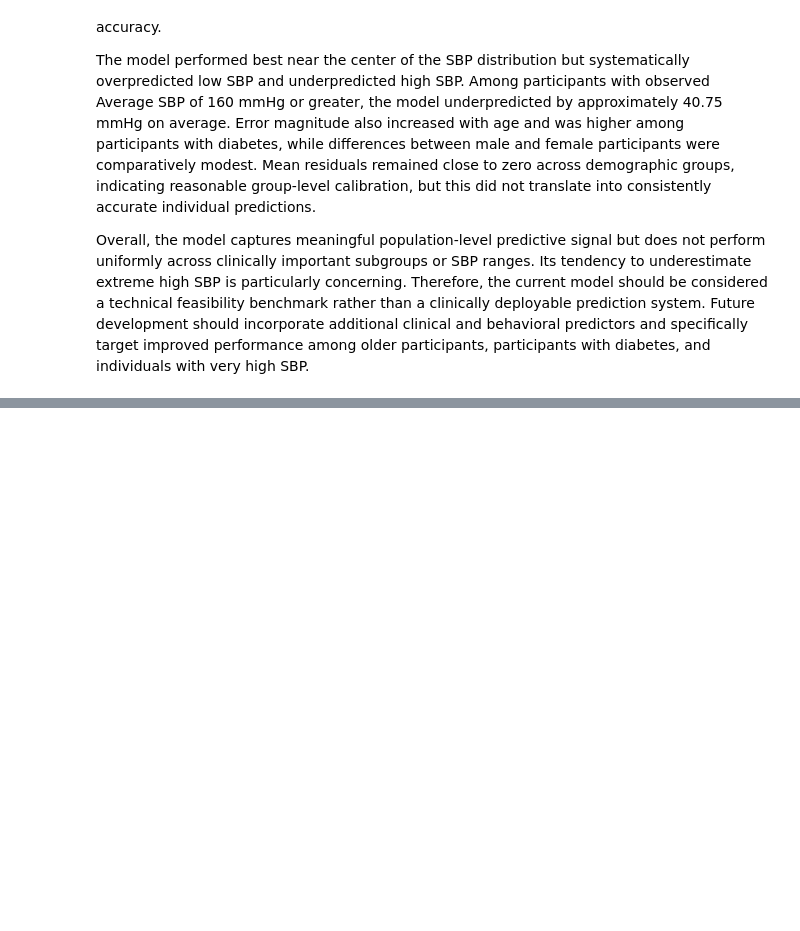
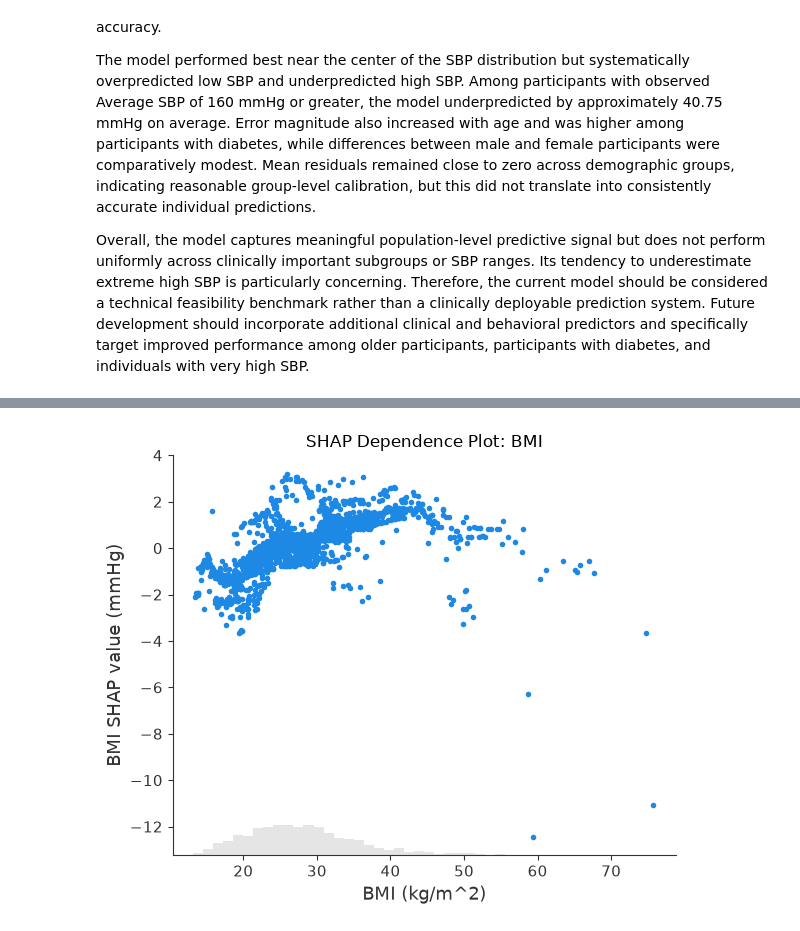
Before and after one commit to kmnguyen37/Intelligent-Blood-Presure-Risk-Assessment, a Jupyter notebook: notebook/01-project-notebook.ipynb, the cells around one changed output, grey strips where cells are left out. Saved outputs shown, nothing was run; the diff lists cells and outputs as text; code cells hidden in the pictures; blank space fills up the shorter version.

```diff
--- a/notebook/01-project-notebook.ipynb
+++ b/notebook/01-project-notebook.ipynb
@@ -3302,0 +3437,14 @@ Overall, the model captures meaningful population-level predictive signal but do
+# %%
+## Create dependence plot for BMI
+shap.plots.scatter(
+    rf_shap_display[:, "BMI"],
+    show=False
+)
+
+plt.title("SHAP Dependence Plot: BMI")
+plt.xlabel("BMI (kg/m^2)")
+plt.ylabel("BMI SHAP value (mmHg)")
+plt.tight_layout()
+plt.show()
+# %% [output]
+[figure, added]
```
Also changed, not shown: parts of 35 cells of this notebook, 3 other files.
